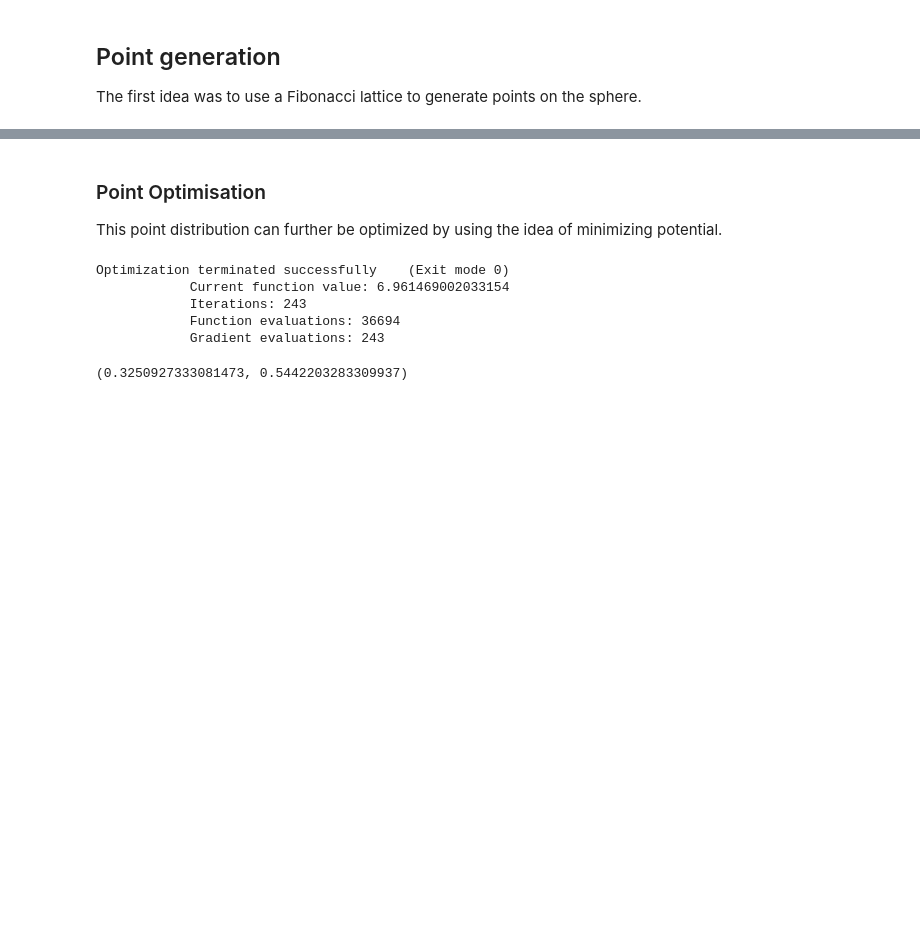
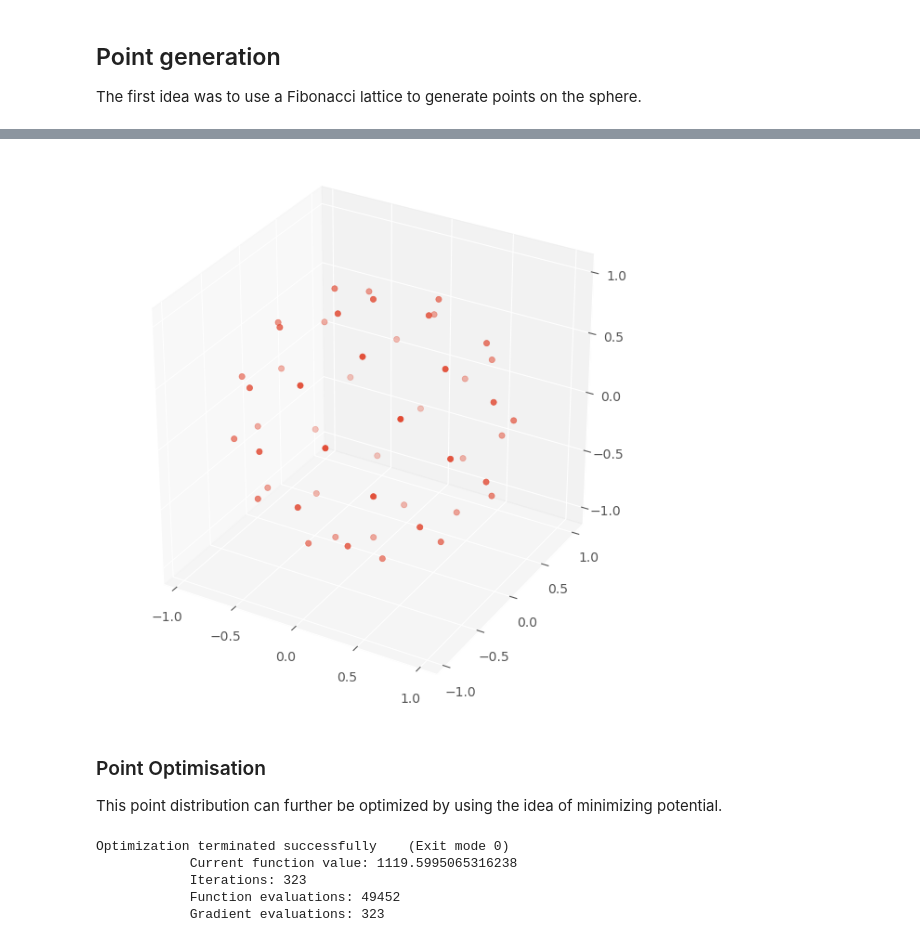
Before and after one commit to noahnovsak/tda-sensors, a Jupyter notebook: sensors.ipynb, the cells around one changed output, grey strips where cells are left out. Saved outputs shown, nothing was run; the diff lists cells and outputs as text; code cells hidden in the pictures; blank space fills up the shorter version.

```diff
--- a/sensors.ipynb
+++ b/sensors.ipynb
@@ -367,3 +355,5 @@ compute_radii(generate_random(50))
 # %%
-compute_radii(generate_fibonacci(50))
+points = generate_fibonacci(50)
+print(compute_radii(points))
+plot_sensors(points)
 # %% [output]
@@ -371,3 +361,4 @@ compute_radii(generate_fibonacci(50))
+[figure, added]
 # %% [markdown]
 ### Point Optimisation
 
@@ -391,15 +386,14 @@ res = minimize(potential,
                constraints={'type': 'eq', 'fun': constrain},
                method='SLSQP',
                options={'disp': True, 'maxiter': 1000})
-out = res.x.reshape(-1, 3) / np.linalg.norm(res.x.reshape(-1, 3), axis=1)[:, None]
+
+out = res.x.reshape(-1, 3)
+norm = np.linalg.norm(out, axis=1)[:, None]
+out = out / norm
 # %% [output]
 Optimization terminated successfully    (Exit mode 0)
-            Current function value: 6.961469002033154
-            Iterations: 243
-            Function evaluations: 36694
-            Gradient evaluations: 243
+            Current function value: 1119.5995065316238
+            Iterations: 323
+            Function evaluations: 49452
+            Gradient evaluations: 323
-# %%
-compute_radii(out)
-# %% [output]
-(0.3250927333081473, 0.5442203283309937)
 # %%
```
Also changed, not shown: parts of 13 cells of this notebook, 1 other file.
